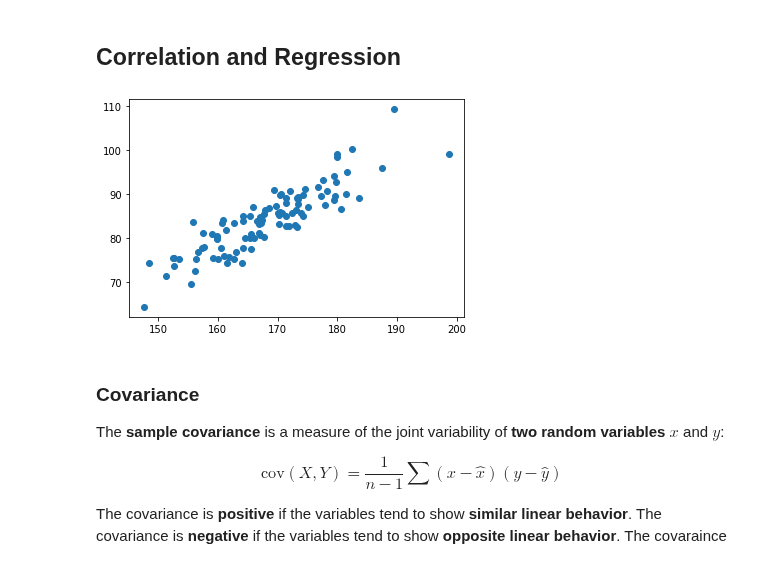
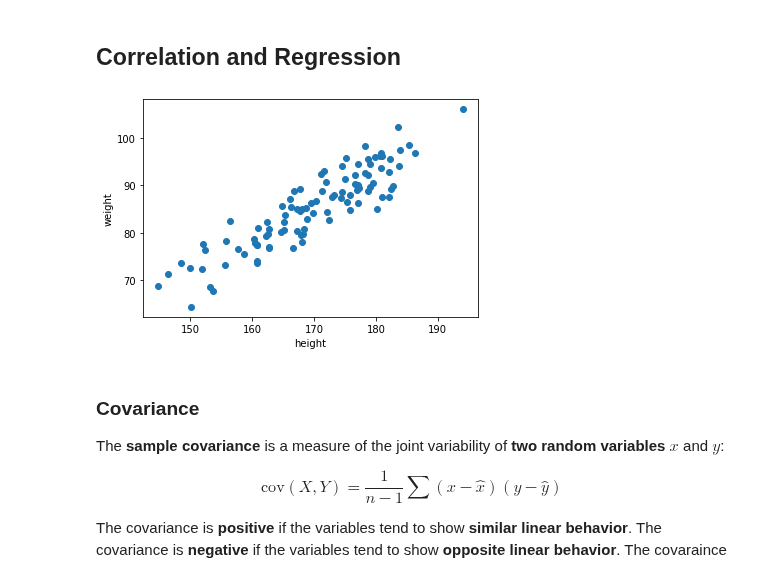
Before and after one commit to thomd/math, a Jupyter notebook: statistics.ipynb, the cells around one changed output. Drawn from its saved outputs; the diff is of its cells as text; code cells hidden in the pictures.

```diff
--- a/statistics.ipynb
+++ b/statistics.ipynb
@@ -38,20 +38,22 @@ In this example our **cases** are persons and our **variables** are height (inte
 # %%
 import pandas as pd
 import numpy as np
+np.random.seed(0)
 import matplotlib.pyplot as plt
 import seaborn as sns
 
 n = 100
 
-var_height = 10 ** 2           # variance of 'height'
+var_height = 10 ** 2                  # variance of 'height'
 mean_height = 170
 
-var_weight = 8 ** 2            # variance of 'weight'
+var_weight = 8 ** 2                   # variance of 'weight'
 mean_weight = 85
 
-cov = 72                       # covaraince between 'height' and 'weight'
-cov_matrix = [[var1, cov],
-              [cov, var2]]
+cov = 72                              # covaraince between 'height' and 'weight'
+
+cov_matrix = [[var_height, cov],
+              [cov, var_weight]]
 
 df = pd.DataFrame(np.round(np.random.multivariate_normal([mean_height, mean_weight], cov_matrix, n), decimals=1), columns=['height', 'weight'])
 
@@ -299,6 +289,6 @@ h_outliers
 # %% [output]
 Series([], Name: height, dtype: float64)
 # %%
-heights = df.height.append(pd.Series([140], index=[100]))  # add a artifical outlier
+heights = df.height.append(pd.Series([210], index=[100]))      # add a artifical outlier
 plt.boxplot([df.height, heights]);
 # %% [output]
@@ -308,9 +298,11 @@ The length of the box represents the $\text{IQR}$. The horizontal line inside th
 # %% [markdown]
 ## Correlation and Regression
 # %%
-plt.scatter(df['height'], df['weight']);
+plt.scatter(df['height'], df['weight'])
+plt.xlabel('height')
+plt.ylabel('weight');
 # %% [output]
-[figure, old version]
+[figure, new version]
 # %% [markdown]
 ### Covariance
 
```
Also changed, not shown: parts of 34 cells of this notebook.
